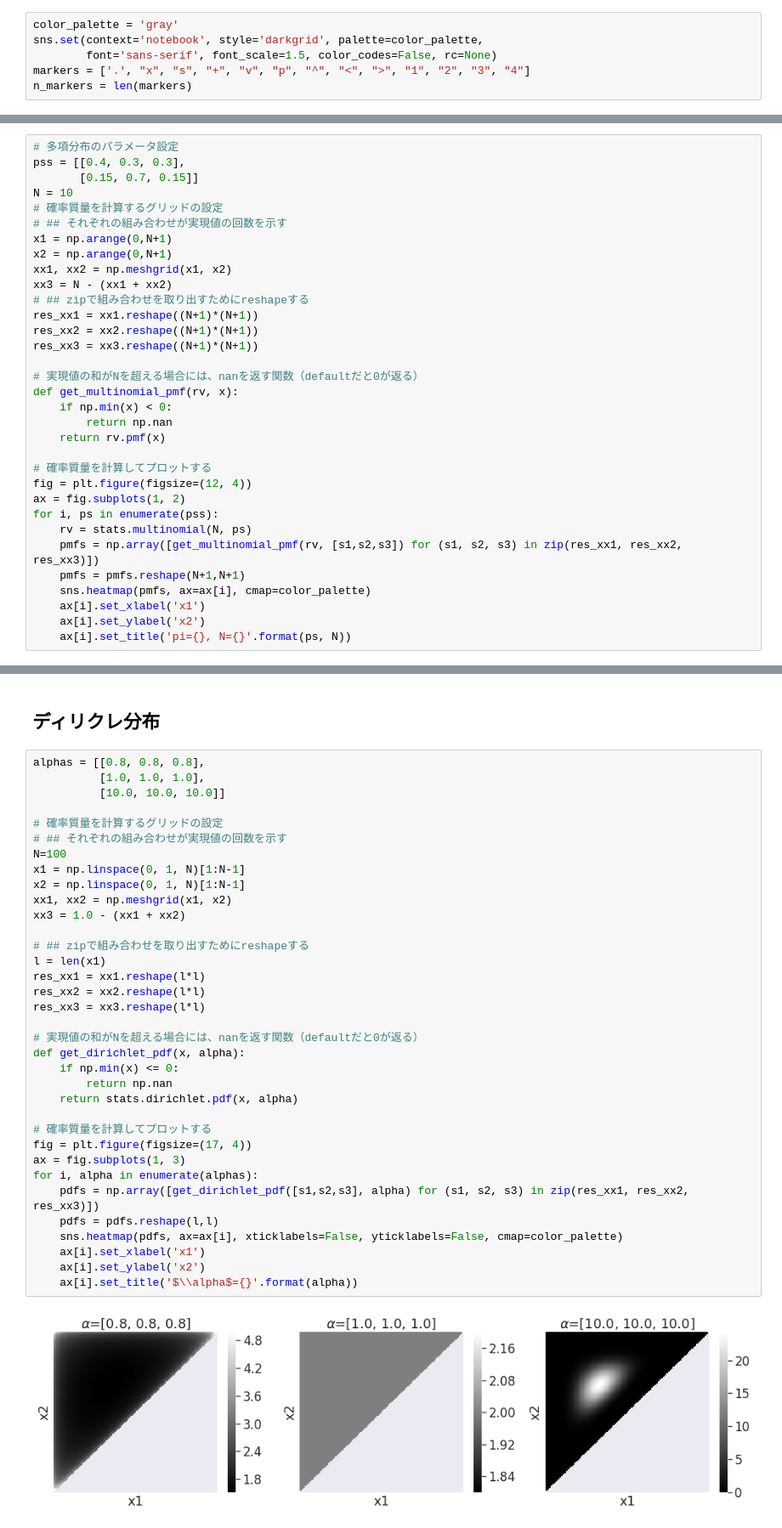
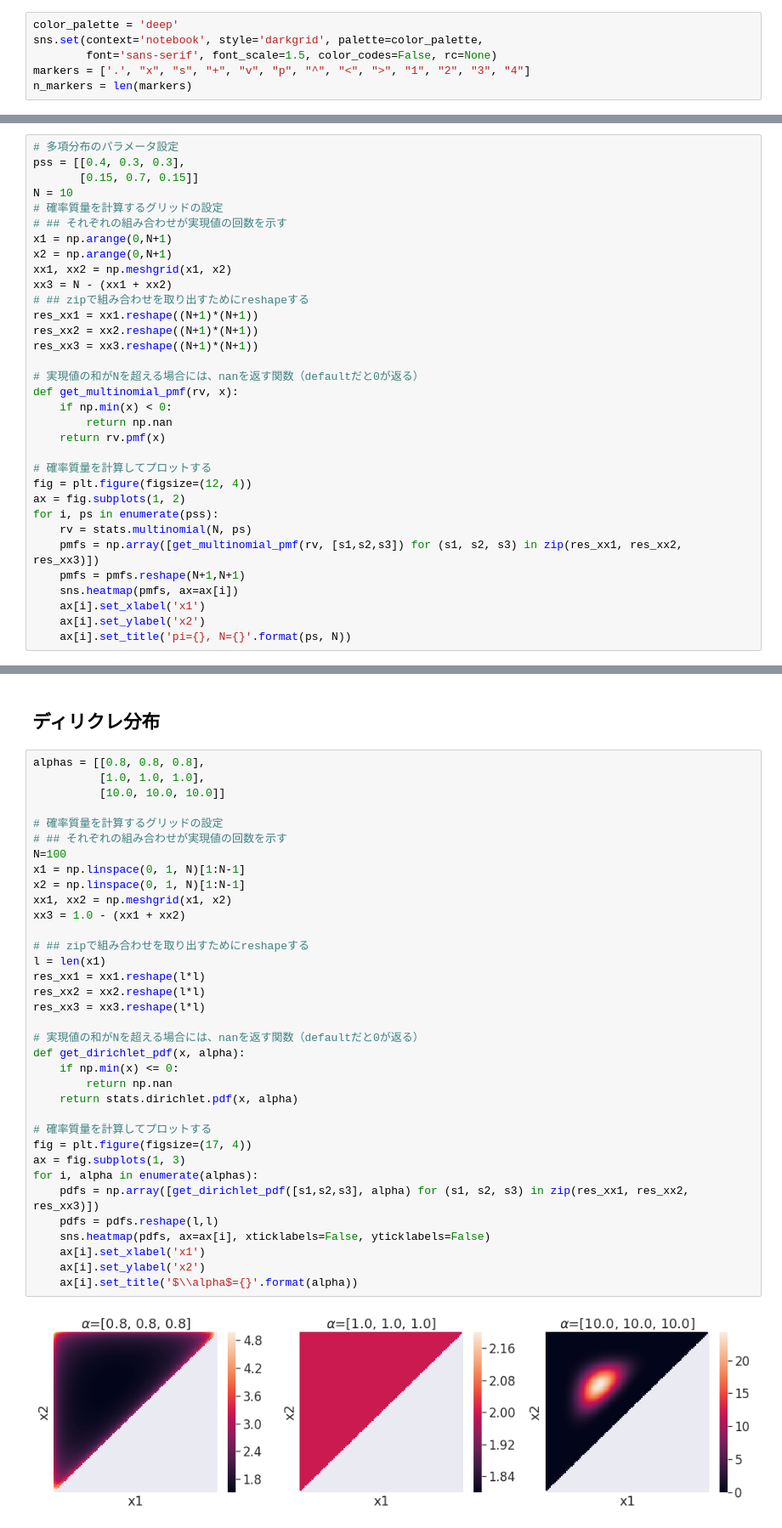
Before and after one commit to tok41/TechBookBayesianChocoball, a Jupyter notebook: basic_distribution.ipynb, the cells around one changed output, grey strips where cells are left out. Shown: that part at 85% size. Drawn from its saved outputs; the diff is of its cells as text.

Commit message:
update color settings

```diff
--- a/basic_distribution.ipynb
+++ b/basic_distribution.ipynb
@@ -9,7 +9,7 @@ import matplotlib.pyplot as plt
 import seaborn as sns
 %matplotlib inline
 # %%
-color_palette = 'gray'
+color_palette = 'deep'
 sns.set(context='notebook', style='darkgrid', palette=color_palette,
         font='sans-serif', font_scale=1.5, color_codes=False, rc=None)
 markers = ['.', "x", "s", "+", "v", "p", "^", "<", ">", "1", "2", "3", "4"]
@@ -67,7 +67,7 @@ for i, ps in enumerate(pss):
     rv = stats.multinomial(N, ps)
     pmfs = np.array([get_multinomial_pmf(rv, [s1,s2,s3]) for (s1, s2, s3) in zip(res_xx1, res_xx2, res_xx3)])
     pmfs = pmfs.reshape(N+1,N+1)
-    sns.heatmap(pmfs, ax=ax[i], cmap=color_palette)
+    sns.heatmap(pmfs, ax=ax[i])
     ax[i].set_xlabel('x1')
     ax[i].set_ylabel('x2')
     ax[i].set_title('pi={}, N={}'.format(ps, N))
@@ -111,32 +111,32 @@ alphas = [[0.8, 0.8, 0.8],
 # 確率質量を計算するグリッドの設定
 # ## それぞれの組み合わせが実現値の回数を示す
 N=100
 x1 = np.linspace(0, 1, N)[1:N-1]
 x2 = np.linspace(0, 1, N)[1:N-1]
 xx1, xx2 = np.meshgrid(x1, x2)
 xx3 = 1.0 - (xx1 + xx2)
 
 # ## zipで組み合わせを取り出すためにreshapeする
 l = len(x1)
 res_xx1 = xx1.reshape(l*l)
 res_xx2 = xx2.reshape(l*l)
 res_xx3 = xx3.reshape(l*l)
 
 # 実現値の和がNを超える場合には、nanを返す関数（defaultだと0が返る）
 def get_dirichlet_pdf(x, alpha):
     if np.min(x) <= 0:
         return np.nan
     return stats.dirichlet.pdf(x, alpha)
 
 # 確率質量を計算してプロットする
 fig = plt.figure(figsize=(17, 4))
 ax = fig.subplots(1, 3)
 for i, alpha in enumerate(alphas):
     pdfs = np.array([get_dirichlet_pdf([s1,s2,s3], alpha) for (s1, s2, s3) in zip(res_xx1, res_xx2, res_xx3)])
     pdfs = pdfs.reshape(l,l)
-    sns.heatmap(pdfs, ax=ax[i], xticklabels=False, yticklabels=False, cmap=color_palette)
+    sns.heatmap(pdfs, ax=ax[i], xticklabels=False, yticklabels=False)
     ax[i].set_xlabel('x1')
     ax[i].set_ylabel('x2')
     ax[i].set_title('$\\alpha$={}'.format(alpha))
 # %% [output]
-[figure, old version]
+[figure, new version]
```
Also changed, not shown: parts of 3 cells of this notebook, 1 other file.
